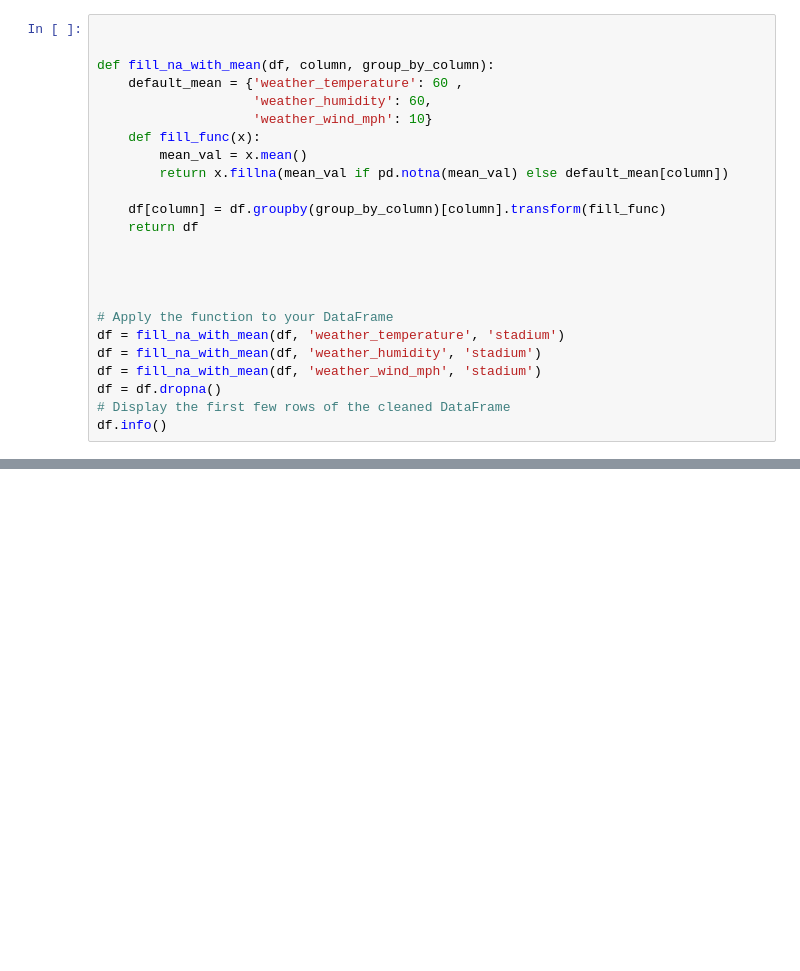
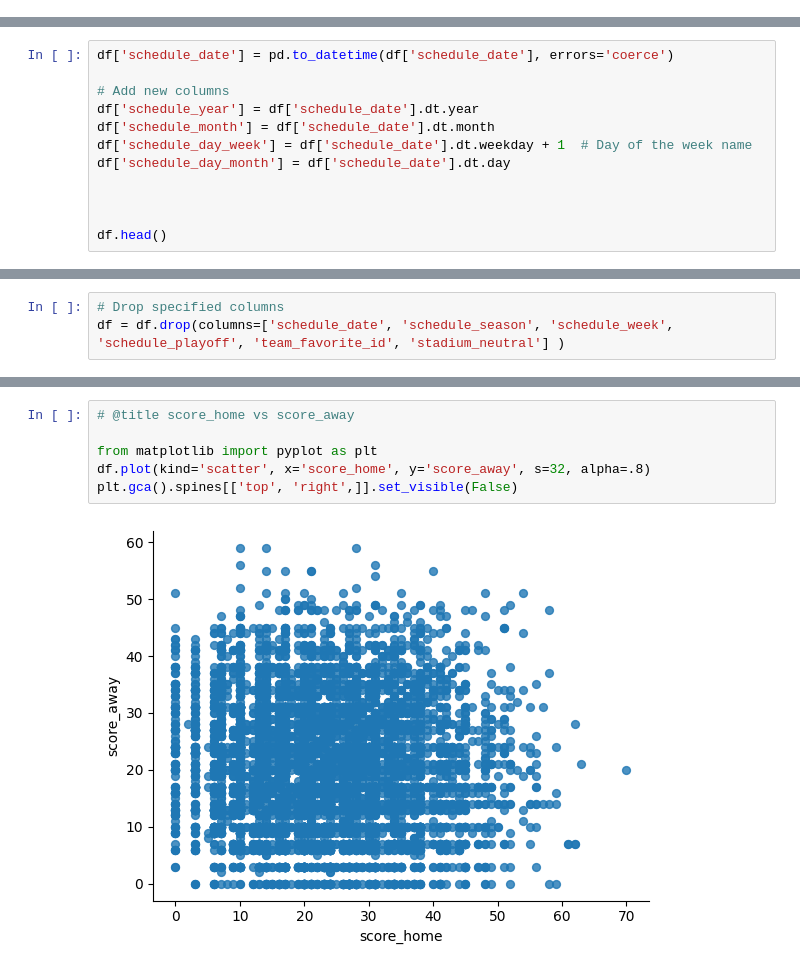
Before and after one commit to adilonam/nfl-game-prediction, a Jupyter notebook: nfl_game_prediction.ipynb, the cells around one changed output, grey strips where cells are left out. Saved outputs shown, nothing was run; the diff lists cells and outputs as text; blank space fills up the shorter version.

```diff
--- a/nfl_game_prediction.ipynb
+++ b/nfl_game_prediction.ipynb
@@ -31,24 +31,0 @@ df.iloc[-5:]
-# %%
-
-
-def fill_na_with_mean(df, column, group_by_column):
-    default_mean = {'weather_temperature': 60 ,
-                    'weather_humidity': 60,
-                    'weather_wind_mph': 10}
-    def fill_func(x):
-        mean_val = x.mean()
-        return x.fillna(mean_val if pd.notna(mean_val) else default_mean[column])
-
-    df[column] = df.groupby(group_by_column)[column].transform(fill_func)
-    return df
-
-
-
-
-# Apply the function to your DataFrame
-df = fill_na_with_mean(df, 'weather_temperature', 'stadium')
-df = fill_na_with_mean(df, 'weather_humidity', 'stadium')
-df = fill_na_with_mean(df, 'weather_wind_mph', 'stadium')
-df = df.dropna()
-# Display the first few rows of the cleaned DataFrame
-df.info()
@@ -86,0 +32,12 @@ df.iloc[-5:]
+# %%
+df['schedule_date'] = pd.to_datetime(df['schedule_date'], errors='coerce')
+
+# Add new columns
+df['schedule_year'] = df['schedule_date'].dt.year
+df['schedule_month'] = df['schedule_date'].dt.month
+df['schedule_day_week'] = df['schedule_date'].dt.weekday + 1  # Day of the week name
+df['schedule_day_month'] = df['schedule_date'].dt.day
+
+
+
+df.head()
@@ -86,0 +52,3 @@ df.iloc[-5:]
+# %%
+# Drop specified columns
+df = df.drop(columns=['schedule_date', 'schedule_season', 'schedule_week', 'schedule_playoff', 'team_favorite_id', 'stadium_neutral'] )
@@ -86,0 +65,8 @@ df.iloc[-5:]
+# %%
+# @title score_home vs score_away
+
+from matplotlib import pyplot as plt
+df.plot(kind='scatter', x='score_home', y='score_away', s=32, alpha=.8)
+plt.gca().spines[['top', 'right',]].set_visible(False)
+# %% [output]
+[figure, added]
```
Also changed, not shown: parts of 8 cells of this notebook, 1 other file.
